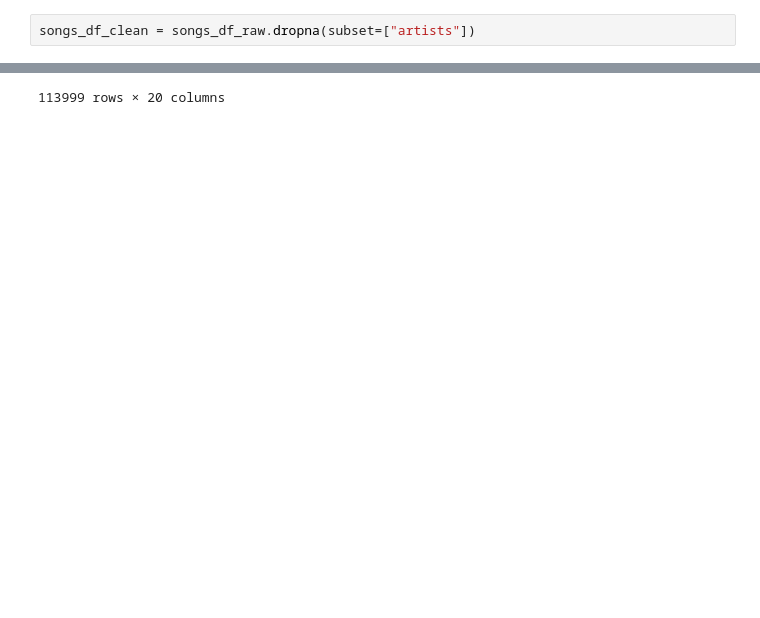
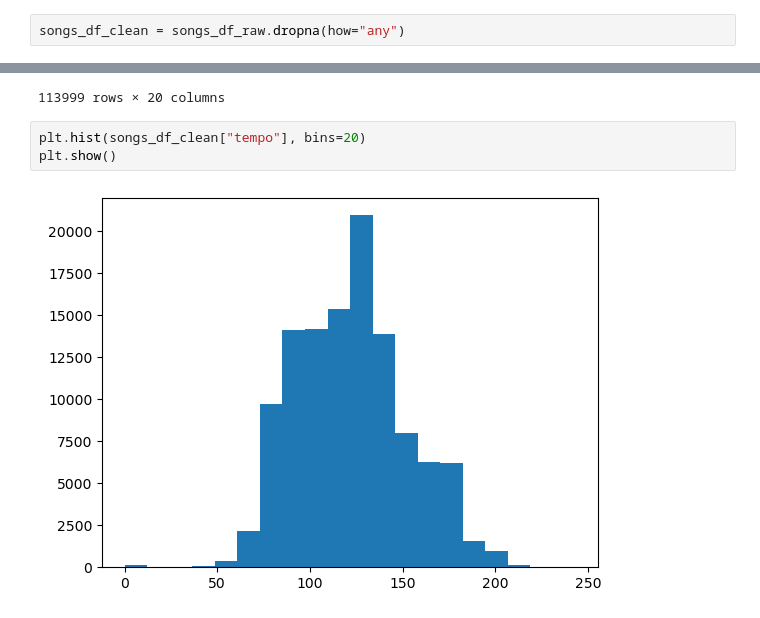
Before and after one commit to lukehspencer/song-recommender, a Jupyter notebook: notebooks/data_cleaning.ipynb, the cells around one changed output, grey strips where cells are left out. Saved outputs shown, nothing was run; the diff lists cells and outputs as text; blank space fills up the shorter version.

```diff
--- a/notebooks/data_cleaning.ipynb
+++ b/notebooks/data_cleaning.ipynb
@@ -71,7 +74,7 @@ songs_df_raw[songs_df_raw["artists"].isna()]
 | 65900 | 65900 | 1kR4gIb7nGxHPI3D2ifs59 | NaN | NaN | NaN | 0 | 0 | False | ... |
 1 rows × 21 columns
 # %%
-songs_df_clean = songs_df_raw.dropna(subset=["artists"])
+songs_df_clean = songs_df_raw.dropna(how="any")
 # %%
 songs_df_clean = songs_df_clean.drop(columns=["Unnamed: 0"])
 # %%
@@ -90,3 +93,8 @@ songs_df_clean
 | 113998 | 2e6sXL2bYv4bSz6VTdnfLs | Michael W. Smith | Change Your World | Friends | 41 | 283893 | False | 0.587 | 0.5060 | ... |
 | 113999 | 2hETkH7cOfqmz3LqZDHZf5 | Cesária Evora | Miss Perfumado | Barbincor | 22 | 241826 | False | 0.526 | 0.4870 | ... |
 113999 rows × 20 columns
+# %%
+plt.hist(songs_df_clean["tempo"], bins=20)
+plt.show()
+# %% [output]
+[figure, added]
```
Also changed, not shown: parts of 8 cells of this notebook.
